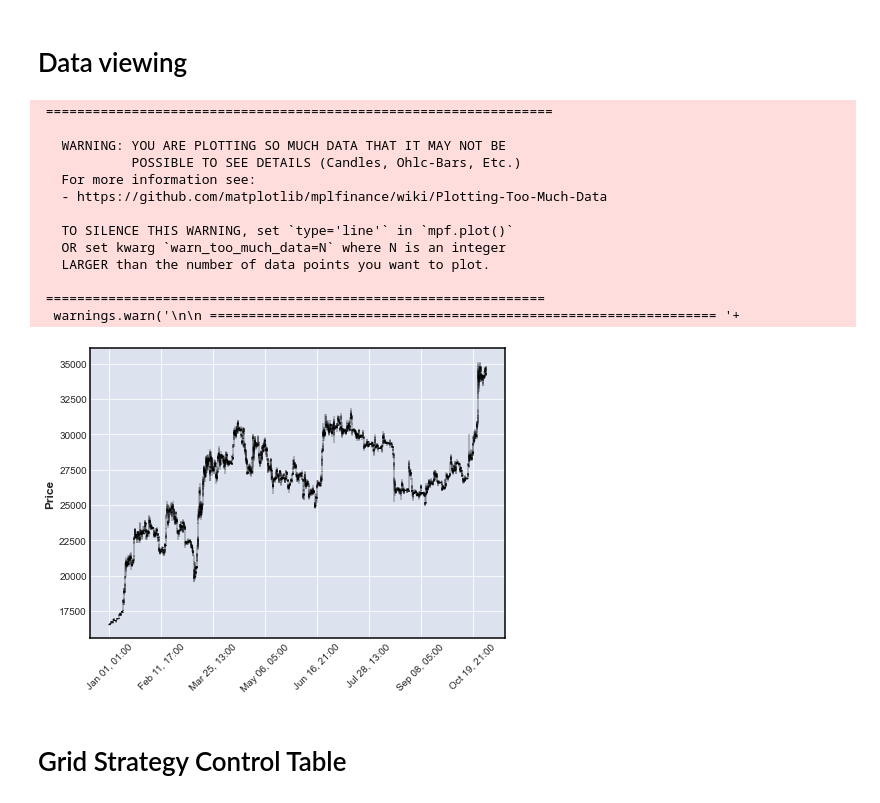
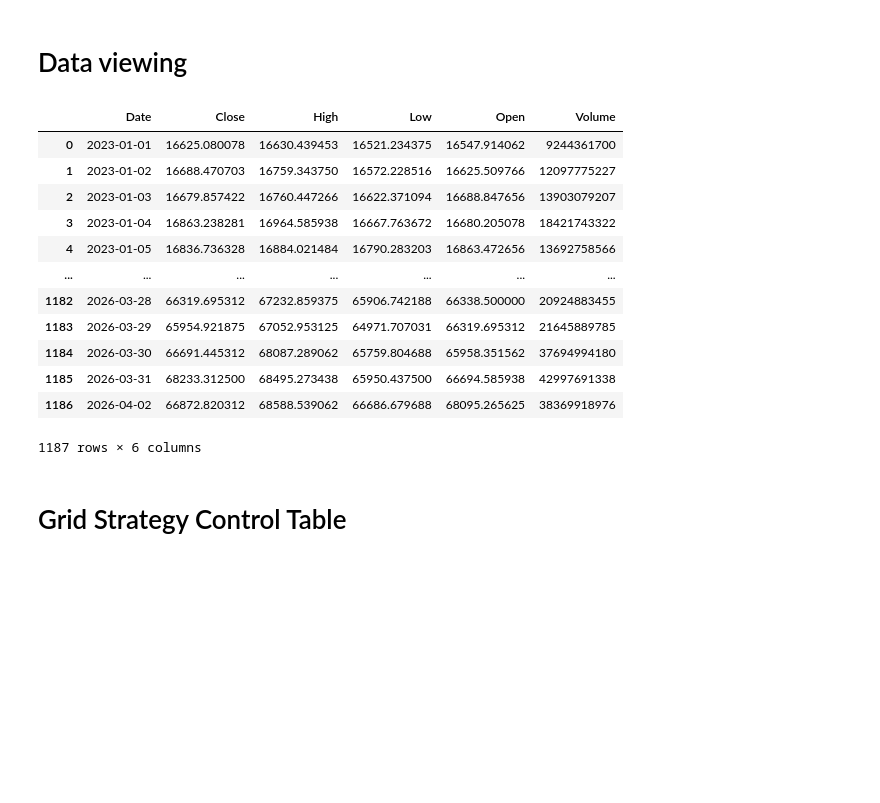
Before and after one commit to PoAn347/Grid_Trading_Strategy, a Jupyter notebook: GridTradingStrategy_Bitcoin.ipynb, the cells around one changed output. Cells and saved outputs as stored; diff of their text form; code cells hidden in the pictures; blank space fills up the shorter version.

```diff
--- a/GridTradingStrategy_Bitcoin.ipynb
+++ b/GridTradingStrategy_Bitcoin.ipynb
@@ -148,22 +103,21 @@ def findgridline(close_previous,close_new, gl):
 data = getcoin(data)
 # %%
 # Draw the candle graph
-mpf.plot(data.iloc[:,:4],type='candle')
+data
 # %% [output]
+|  | Date | Close | High | Low | Open | Volume |
+| 0 | 2023-01-01 | 16625.080078 | 16630.439453 | 16521.234375 | 16547.914062 | 9244361700 |
+| 1 | 2023-01-02 | 16688.470703 | 16759.343750 | 16572.228516 | 16625.509766 | 12097775227 |
+| 2 | 2023-01-03 | 16679.857422 | 16760.447266 | 16622.371094 | 16688.847656 | 13903079207 |
+| 3 | 2023-01-04 | 16863.238281 | 16964.585938 | 16667.763672 | 16680.205078 | 18421743322 |
+| 4 | 2023-01-05 | 16836.736328 | 16884.021484 | 16790.283203 | 16863.472656 | 13692758566 |
+| ... | ... | ... | ... | ... | ... | ... |
+| 1182 | 2026-03-28 | 66319.695312 | 67232.859375 | 65906.742188 | 66338.500000 | 20924883455 |
+| 1183 | 2026-03-29 | 65954.921875 | 67052.953125 | 64971.707031 | 66319.695312 | 21645889785 |
+| 1184 | 2026-03-30 | 66691.445312 | 68087.289062 | 65759.804688 | 65958.351562 | 37694994180 |
+| 1185 | 2026-03-31 | 68233.312500 | 68495.273438 | 65950.437500 | 66694.585938 | 42997691338 |
+| 1186 | 2026-04-02 | 66872.820312 | 68588.539062 | 66686.679688 | 68095.265625 | 38369918976 |
- =================================================================
-
-   WARNING: YOU ARE PLOTTING SO MUCH DATA THAT IT MAY NOT BE
-            POSSIBLE TO SEE DETAILS (Candles, Ohlc-Bars, Etc.)
-   For more information see:
-   - https://github.com/matplotlib/mplfinance/wiki/Plotting-Too-Much-Data
-
-   TO SILENCE THIS WARNING, set `type='line'` in `mpf.plot()`
-   OR set kwarg `warn_too_much_data=N` where N is an integer
-   LARGER than the number of data points you want to plot.
-
- ================================================================
-  warnings.warn('\n\n ================================================================= '+
+1187 rows × 6 columns
-[figure, removed]
 # %% [markdown]
 # Grid Strategy Control Table
 # %% [markdown]
```
Also changed, not shown: parts of 12 cells of this notebook.
